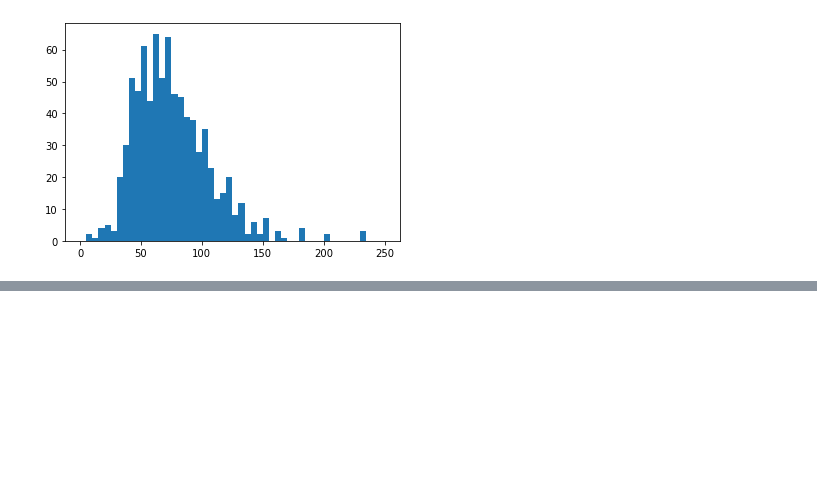
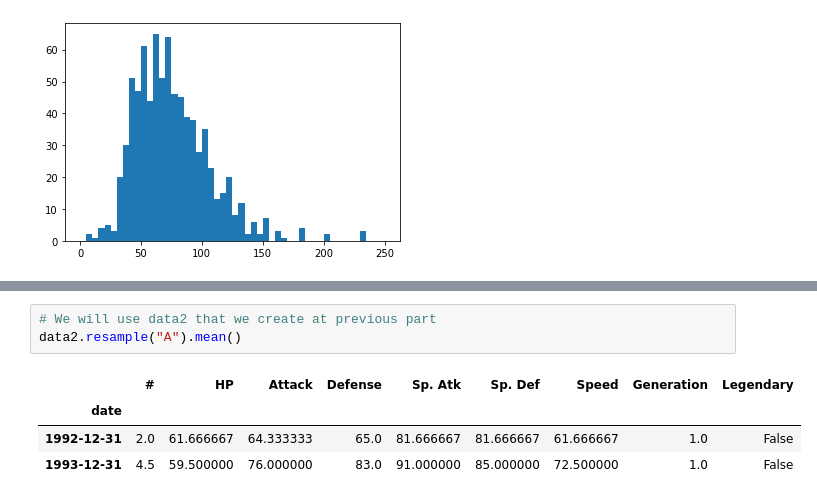
Before and after one commit to nortonlyr/MachineLearningExercises, a Jupyter notebook: Data_Science/Data ScienceTutorial for Beginners.ipynb, the cells around one changed output, grey strips where cells are left out. Cells and saved outputs as stored; diff of their text form; blank space fills up the shorter version.

```diff
--- a/Data_Science/Data ScienceTutorial for Beginners.ipynb
+++ b/Data_Science/Data ScienceTutorial for Beginners.ipynb
@@ -851,0 +852,8 @@ date
+# %%
+# We will use data2 that we create at previous part
+data2.resample("A").mean()
+# %% [output]
+|  | # | HP | Attack | Defense | Sp. Atk | Sp. Def | Speed | Generation | Legendary |
+| date |  |  |  |  |  |  |  |  |  |
+| 1992-12-31 | 2.0 | 61.666667 | 64.333333 | 65.0 | 81.666667 | 81.666667 | 61.666667 | 1.0 | False |
+| 1993-12-31 | 4.5 | 59.500000 | 76.000000 | 83.0 | 91.000000 | 85.000000 | 72.500000 | 1.0 | False |
```
Also changed, not shown: parts of 8 cells of this notebook.
